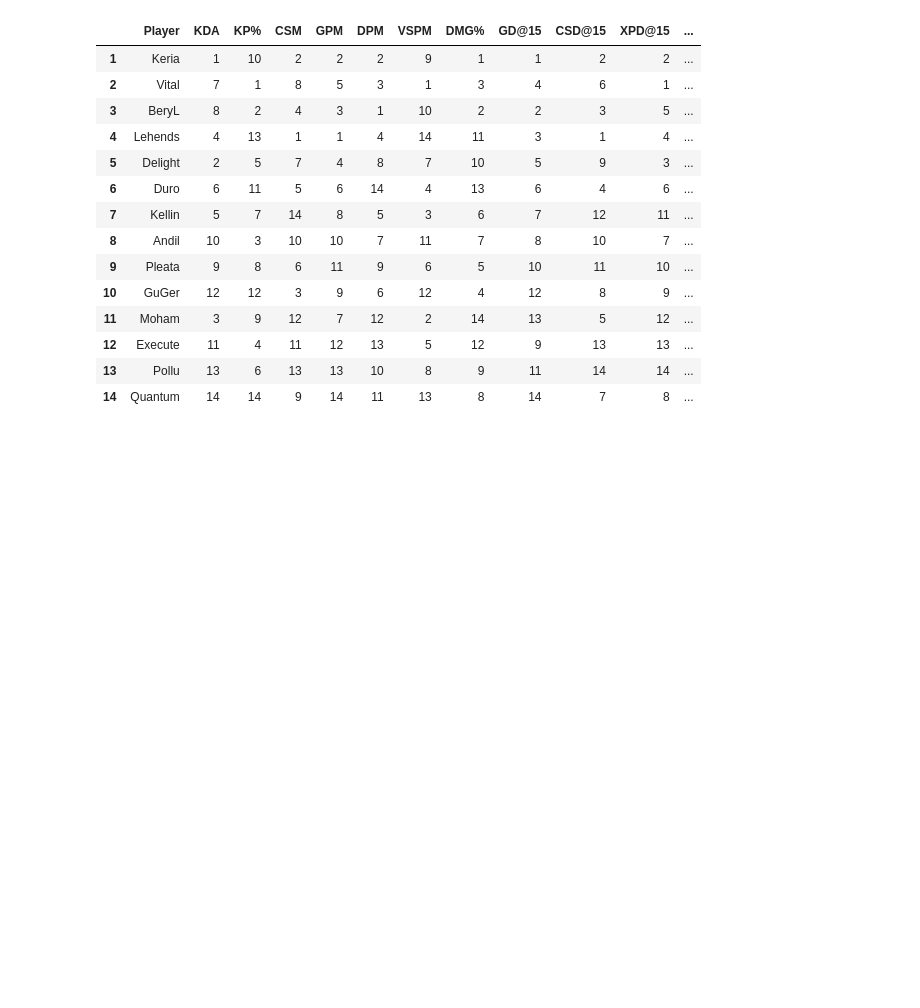
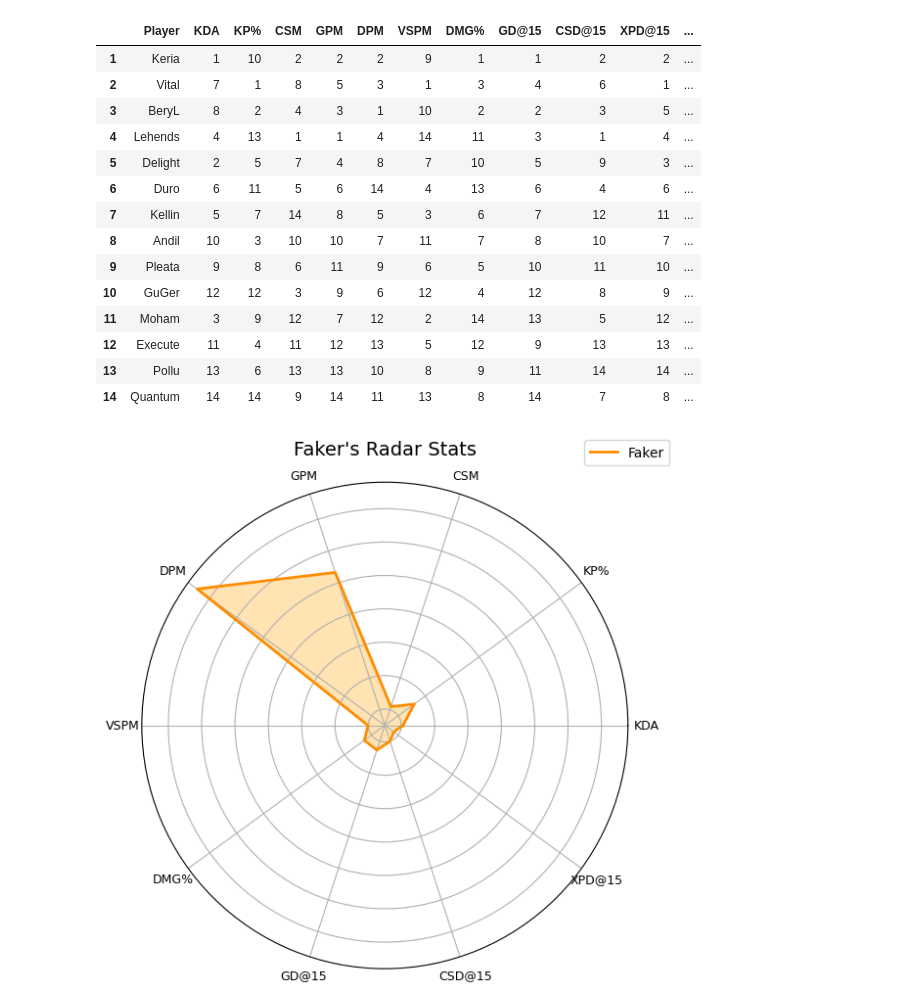
Before and after one commit to NguyenDung0210/LCK_Data_Analysis, a Jupyter notebook: analyze.ipynb, the cells around one changed output. Saved outputs shown, nothing was run; the diff lists cells and outputs as text; code cells hidden in the pictures; blank space fills up the shorter version.

```diff
--- a/analyze.ipynb
+++ b/analyze.ipynb
@@ -646,3 +647,39 @@ rank_df.style.format({"Avg Rank": "{:.2f}"}).set_properties(**{'text-align': 'ce
 | 12 | Execute | 11 | 4 | 11 | 12 | 13 | 5 | 12 | 9 | 13 | 13 | ... |
 | 13 | Pollu | 13 | 6 | 13 | 13 | 10 | 8 | 9 | 11 | 14 | 14 | ... |
 | 14 | Quantum | 14 | 14 | 9 | 14 | 11 | 13 | 8 | 14 | 7 | 8 | ... |
+# %%
+faker_df = df[df["Player"] == "Faker"]
+
+metrics = ["KDA", "KP%", "CSM", "GPM", "DPM", "VSPM", "DMG%", "GD@15", "CSD@15", "XPD@15"]
+for col in metrics:
+    df[col] = pd.to_numeric(df[col], errors="coerce")
+
+avg_stats = faker_df[metrics].mean()
+
+labels = metrics
+values = avg_stats.values.tolist()
+values += values[:1]  # Khép kín hình
+
+# Góc cho các trục
+angles = np.linspace(0, 2 * np.pi, len(labels), endpoint=False).tolist()
+angles += angles[:1]
+
+# Vẽ biểu đồ
+fig, ax = plt.subplots(figsize=(6, 6), subplot_kw=dict(polar=True))
+
+ax.plot(angles, values, color='darkorange', linewidth=2, label="Faker")
+ax.fill(angles, values, color='orange', alpha=0.3)
+
+# Gắn nhãn
+ax.set_xticks(angles[:-1])
+ax.set_xticklabels(labels, fontsize=9)
+ax.set_title("Faker's Radar Stats", fontsize=14, pad=20)
+
+# Ẩn y-axis (radial labels) nếu muốn
+ax.set_yticklabels([])
+
+plt.legend(loc='upper right', bbox_to_anchor=(1.1, 1.1))
+plt.tight_layout()
+plt.show()
+# %% [output]
+[figure, added]
```
Also changed, not shown: parts of 1 cell of this notebook.
